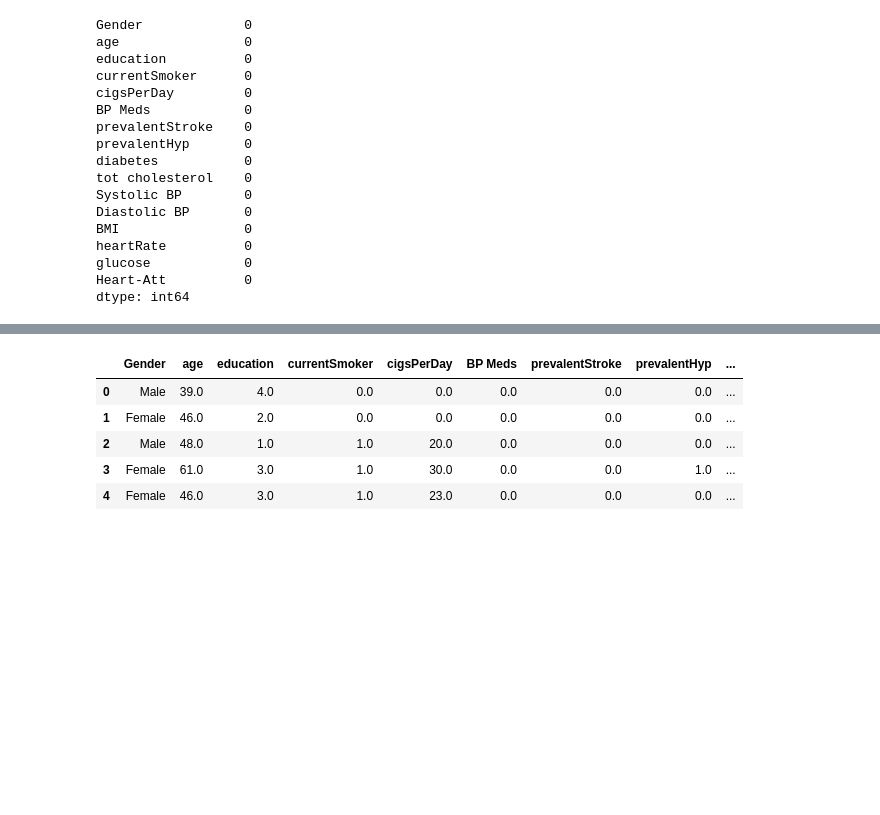
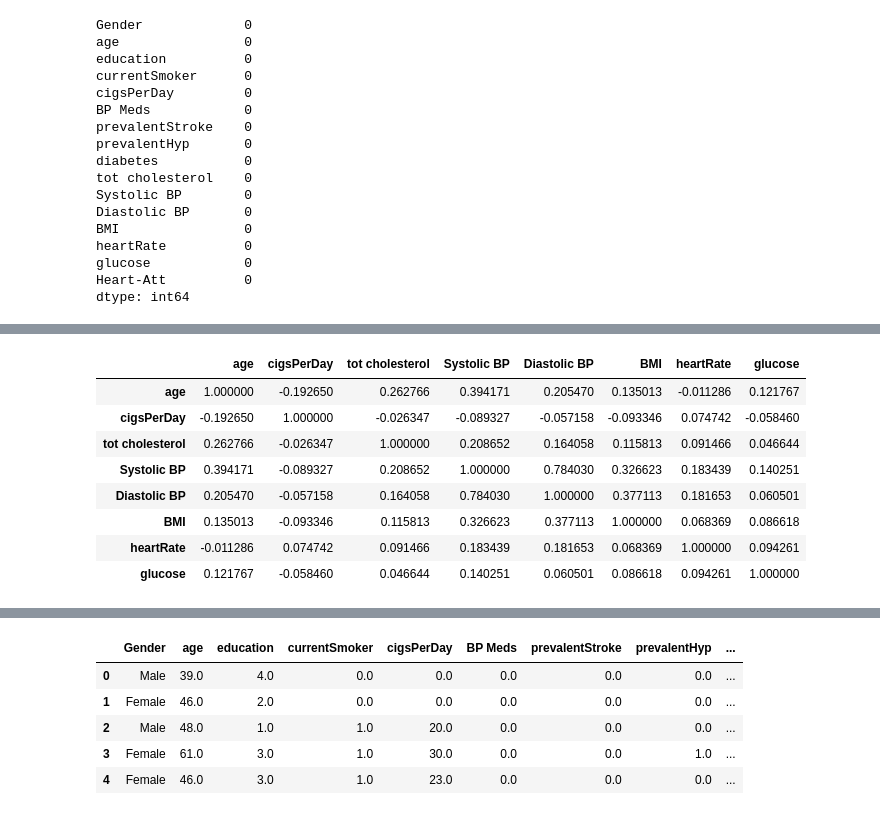
Before and after one commit to HitenDewangan/DataScience-AIML, a Jupyter notebook: Machine Learning/Classification in ML.ipynb, the cells around one changed output, grey strips where cells are left out. Cells and saved outputs as stored; diff of their text form; code cells hidden in the pictures; blank space fills up the shorter version.

```diff
--- a/Machine Learning/Classification in ML.ipynb
+++ b/Machine Learning/Classification in ML.ipynb
@@ -214,0 +263,12 @@ dtype: int64
+# %%
+df[num].corr()
+# %% [output]
+|  | age | cigsPerDay | tot cholesterol | Systolic BP | Diastolic BP | BMI | heartRate | glucose |
+| age | 1.000000 | -0.192650 | 0.262766 | 0.394171 | 0.205470 | 0.135013 | -0.011286 | 0.121767 |
+| cigsPerDay | -0.192650 | 1.000000 | -0.026347 | -0.089327 | -0.057158 | -0.093346 | 0.074742 | -0.058460 |
+| tot cholesterol | 0.262766 | -0.026347 | 1.000000 | 0.208652 | 0.164058 | 0.115813 | 0.091466 | 0.046644 |
+| Systolic BP | 0.394171 | -0.089327 | 0.208652 | 1.000000 | 0.784030 | 0.326623 | 0.183439 | 0.140251 |
+| Diastolic BP | 0.205470 | -0.057158 | 0.164058 | 0.784030 | 1.000000 | 0.377113 | 0.181653 | 0.060501 |
+| BMI | 0.135013 | -0.093346 | 0.115813 | 0.326623 | 0.377113 | 1.000000 | 0.068369 | 0.086618 |
+| heartRate | -0.011286 | 0.074742 | 0.091466 | 0.183439 | 0.181653 | 0.068369 | 1.000000 | 0.094261 |
+| glucose | 0.121767 | -0.058460 | 0.046644 | 0.140251 | 0.060501 | 0.086618 | 0.094261 | 1.000000 |
```
Also changed, not shown: parts of 37 cells of this notebook.
